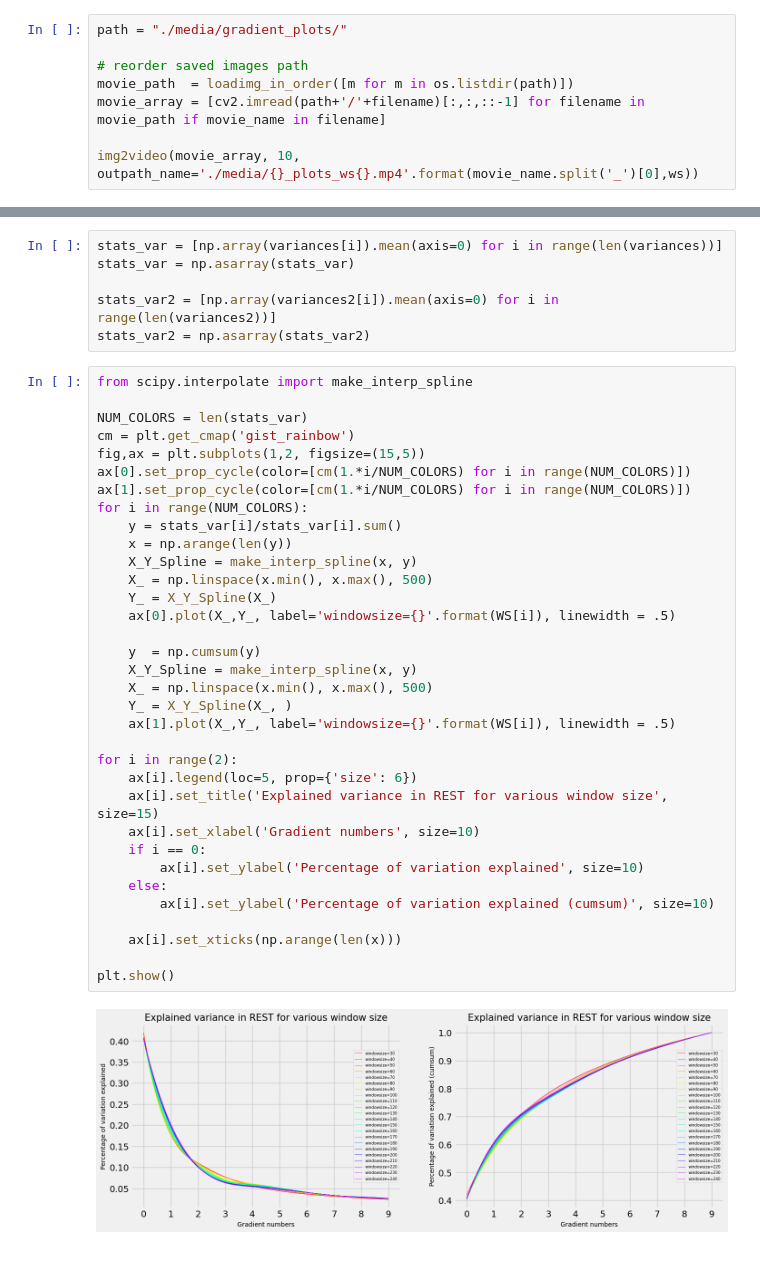
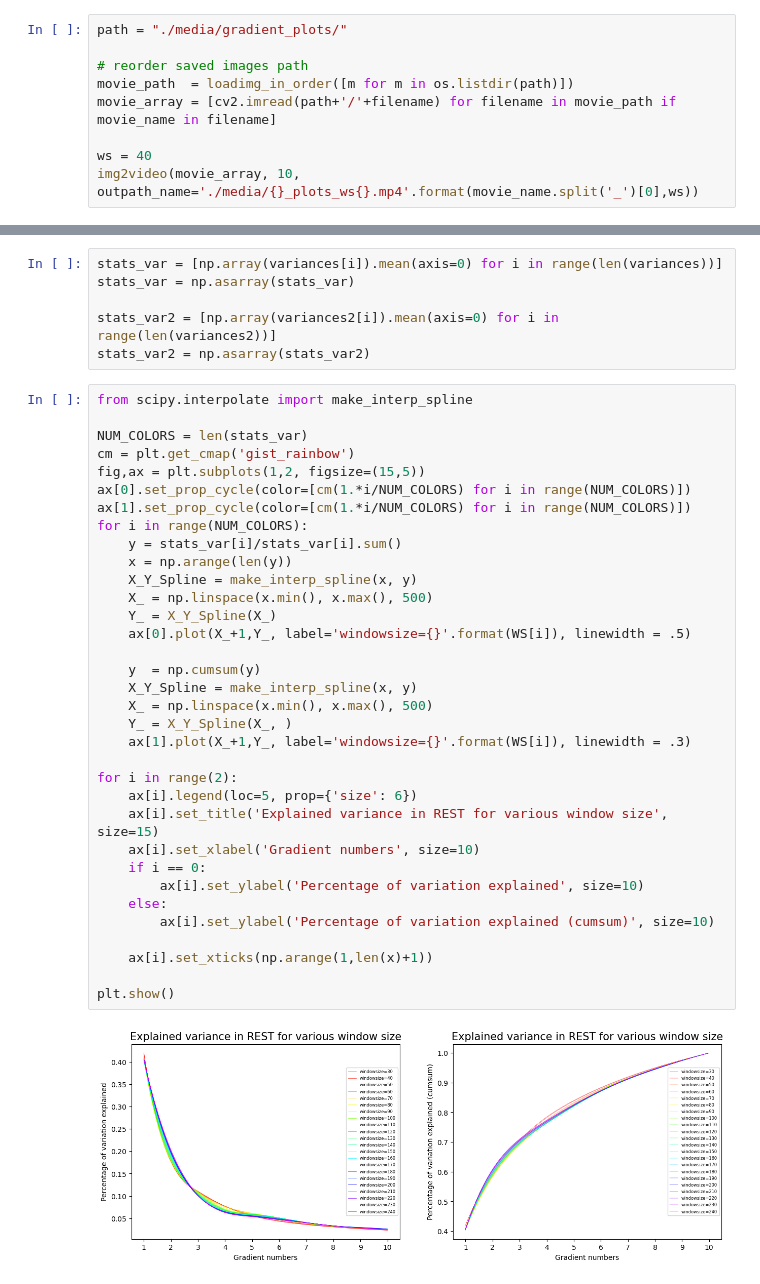
Before and after one commit to MIPLabCH/emoguide_gradients, a Jupyter notebook: 05_fmri_dynamic_gradient.ipynb, the cells around one changed output, grey strips where cells are left out. Drawn from its saved outputs; the diff is of its cells as text.

```diff
--- a/05_fmri_dynamic_gradient.ipynb
+++ b/05_fmri_dynamic_gradient.ipynb
@@ -243,8 +243,9 @@ path = "./media/gradient_plots/"
 
 # reorder saved images path
 movie_path  = loadimg_in_order([m for m in os.listdir(path)])
-movie_array = [cv2.imread(path+'/'+filename)[:,:,::-1] for filename in movie_path if movie_name in filename]
+movie_array = [cv2.imread(path+'/'+filename) for filename in movie_path if movie_name in filename]
 
+ws = 40
 img2video(movie_array, 10, outpath_name='./media/{}_plots_ws{}.mp4'.format(movie_name.split('_')[0],ws))
 # %% [output]
 OpenCV: FFMPEG: tag 0x5634504d/'MP4V' is not supported with codec id 12 and format 'mp4 / MP4 (MPEG-4 Part 14)'
@@ -319,37 +320,37 @@ from scipy.interpolate import make_interp_spline
 
 NUM_COLORS = len(stats_var)
 cm = plt.get_cmap('gist_rainbow')
 fig,ax = plt.subplots(1,2, figsize=(15,5))
 ax[0].set_prop_cycle(color=[cm(1.*i/NUM_COLORS) for i in range(NUM_COLORS)])
 ax[1].set_prop_cycle(color=[cm(1.*i/NUM_COLORS) for i in range(NUM_COLORS)])
 for i in range(NUM_COLORS):
     y = stats_var[i]/stats_var[i].sum()
     x = np.arange(len(y))
     X_Y_Spline = make_interp_spline(x, y)
     X_ = np.linspace(x.min(), x.max(), 500)
     Y_ = X_Y_Spline(X_)
-    ax[0].plot(X_,Y_, label='windowsize={}'.format(WS[i]), linewidth = .5)
+    ax[0].plot(X_+1,Y_, label='windowsize={}'.format(WS[i]), linewidth = .5)
 
     y  = np.cumsum(y)
     X_Y_Spline = make_interp_spline(x, y)
     X_ = np.linspace(x.min(), x.max(), 500)
     Y_ = X_Y_Spline(X_, )
-    ax[1].plot(X_,Y_, label='windowsize={}'.format(WS[i]), linewidth = .5)
+    ax[1].plot(X_+1,Y_, label='windowsize={}'.format(WS[i]), linewidth = .3)
 
 for i in range(2):
     ax[i].legend(loc=5, prop={'size': 6})
     ax[i].set_title('Explained variance in REST for various window size', size=15)
     ax[i].set_xlabel('Gradient numbers', size=10)
     if i == 0:
         ax[i].set_ylabel('Percentage of variation explained', size=10)
     else:
         ax[i].set_ylabel('Percentage of variation explained (cumsum)', size=10)
 
-    ax[i].set_xticks(np.arange(len(x)))
+    ax[i].set_xticks(np.arange(1,len(x)+1))
 
 plt.show()
 # %% [output]
-[figure, old version]
+[figure, new version]
 # %%
 from scipy.interpolate import make_interp_spline
 
```
Also changed, not shown: parts of 2 cells of this notebook, 10 other files.
